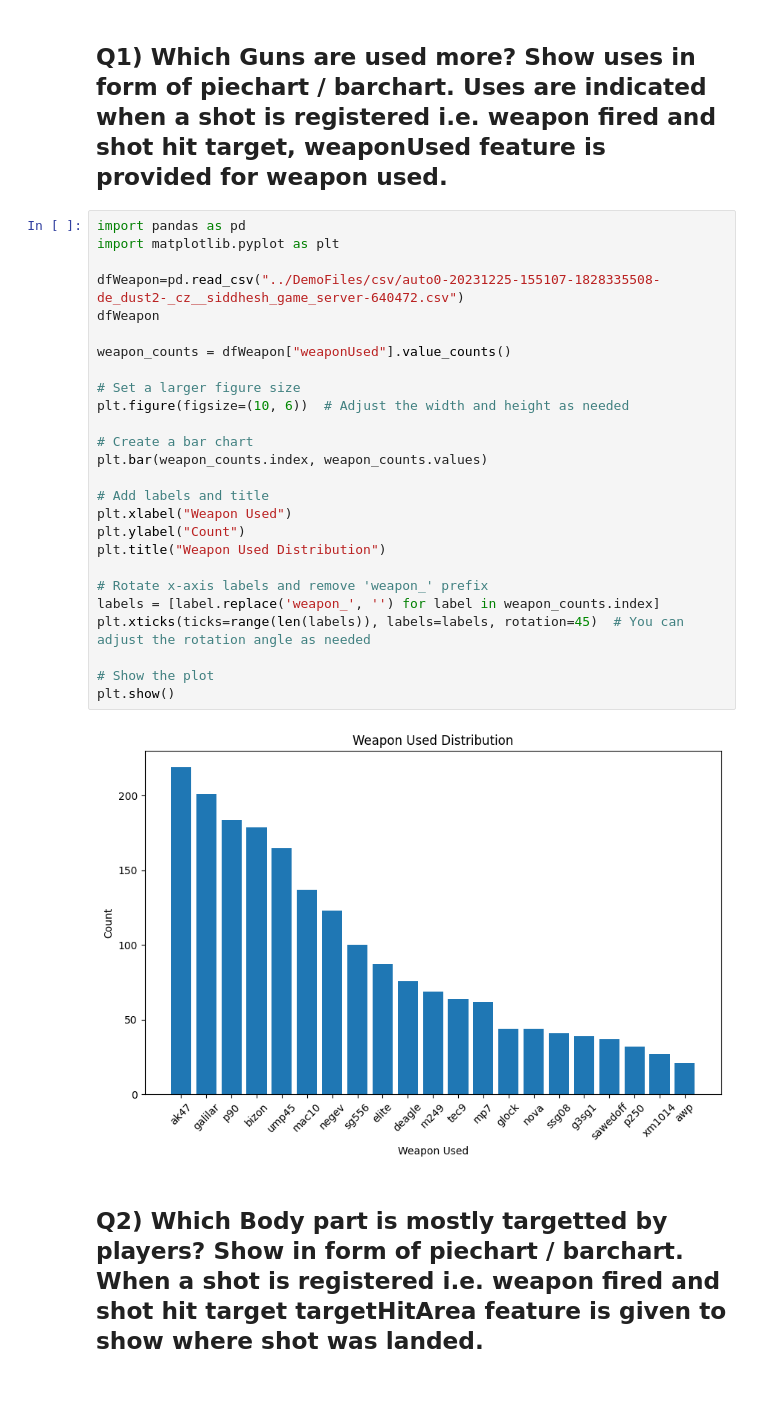
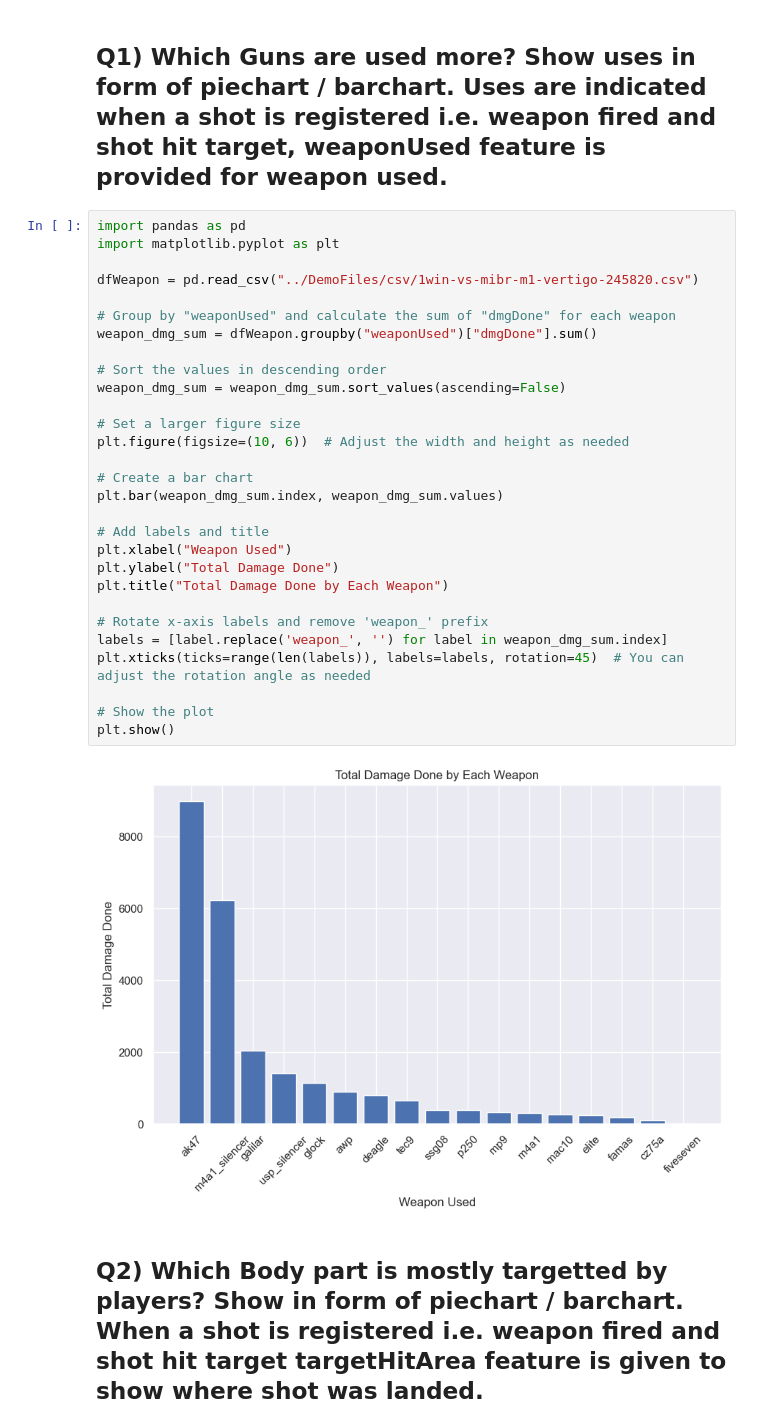
Before and after one commit to YAA-C/GEPCS, a Jupyter notebook: visualization/Shubham [Visualization].ipynb, the cells around one changed output. Cells and saved outputs as stored; diff of their text form; blank space fills up the shorter version.

```diff
--- a/visualization/Shubham [Visualization].ipynb
+++ b/visualization/Shubham [Visualization].ipynb
@@ -3,31 +3,34 @@
 # %%
 import pandas as pd
 import matplotlib.pyplot as plt
 
-dfWeapon=pd.read_csv("../DemoFiles/csv/auto0-20231225-155107-1828335508-de_dust2-_cz__siddhesh_game_server-640472.csv")
-dfWeapon
+dfWeapon = pd.read_csv("../DemoFiles/csv/1win-vs-mibr-m1-vertigo-245820.csv")
 
-weapon_counts = dfWeapon["weaponUsed"].value_counts()
+# Group by "weaponUsed" and calculate the sum of "dmgDone" for each weapon
+weapon_dmg_sum = dfWeapon.groupby("weaponUsed")["dmgDone"].sum()
+
+# Sort the values in descending order
+weapon_dmg_sum = weapon_dmg_sum.sort_values(ascending=False)
 
 # Set a larger figure size
 plt.figure(figsize=(10, 6))  # Adjust the width and height as needed
 
 # Create a bar chart
-plt.bar(weapon_counts.index, weapon_counts.values)
+plt.bar(weapon_dmg_sum.index, weapon_dmg_sum.values)
 
 # Add labels and title
 plt.xlabel("Weapon Used")
-plt.ylabel("Count")
-plt.title("Weapon Used Distribution")
+plt.ylabel("Total Damage Done")
+plt.title("Total Damage Done by Each Weapon")
 
 # Rotate x-axis labels and remove 'weapon_' prefix
-labels = [label.replace('weapon_', '') for label in weapon_counts.index]
+labels = [label.replace('weapon_', '') for label in weapon_dmg_sum.index]
 plt.xticks(ticks=range(len(labels)), labels=labels, rotation=45)  # You can adjust the rotation angle as needed
 
 # Show the plot
 plt.show()
 # %% [output]
-[figure, old version]
+[figure, new version]
 # %% [markdown]
 ## Q2) Which Body part is mostly targetted by players? Show in form of piechart / barchart. When a shot is registered i.e. weapon fired and shot hit target targetHitArea feature is given to show where shot was landed.
 # %%
```
Also changed, not shown: parts of 4 cells of this notebook, 1 other file.
